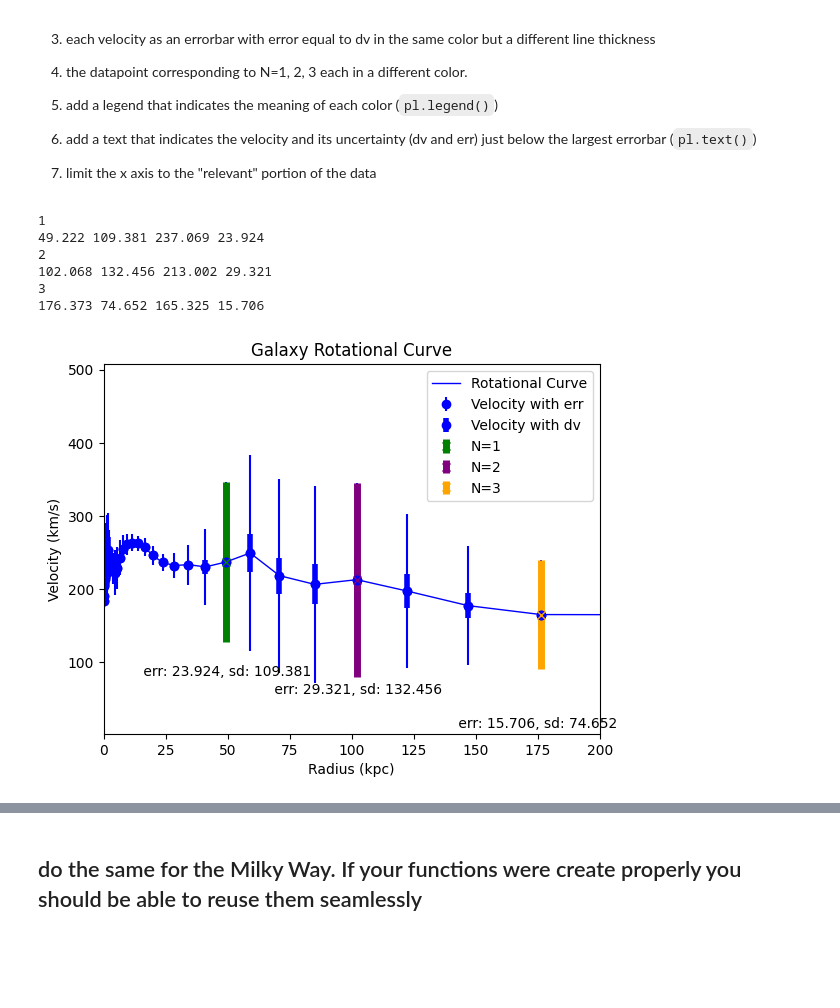
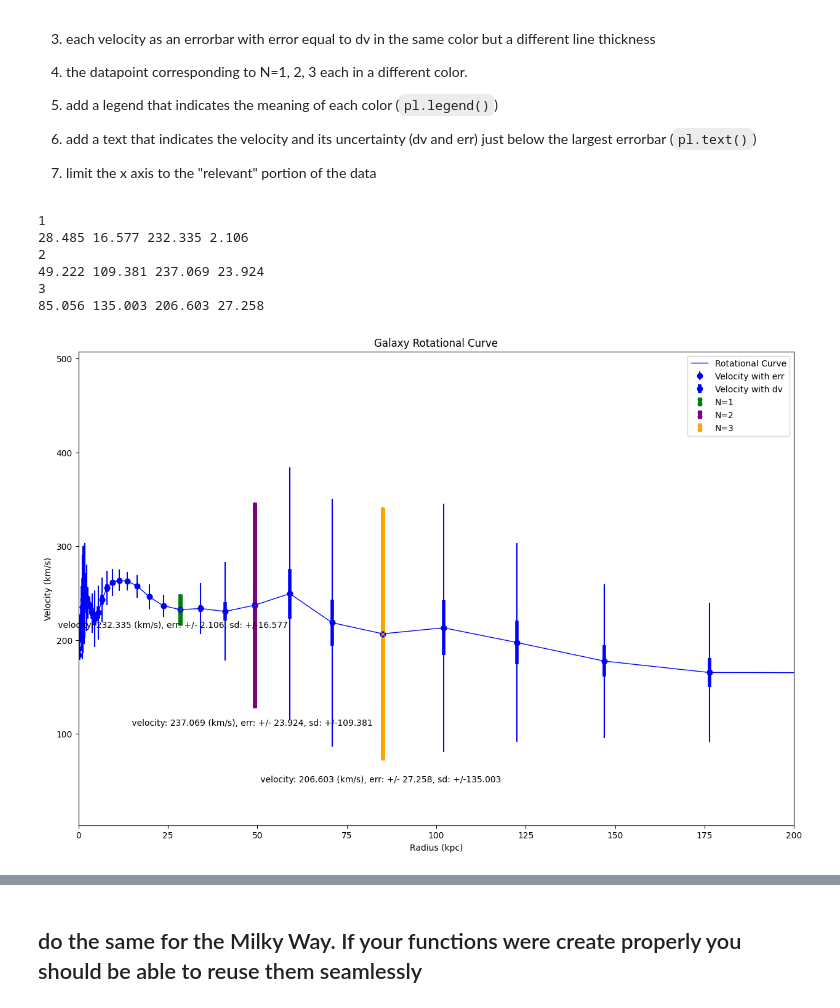
Before and after one commit to bivekpok/DSPS_BPokhrel, a Jupyter notebook: HW4/HW4.ipynb, the cells around one changed output, grey strips where cells are left out. Drawn from its saved outputs; the diff is of its cells as text; code cells hidden in the pictures; blank space fills up the shorter version.

```diff
--- a/HW4/HW4.ipynb
+++ b/HW4/HW4.ipynb
@@ -273,6 +293,7 @@ make a plot that shows
 
 7. limit the x axis to the "relevant" portion of the data
 # %%
+
 N_values = [1, 2, 3]
 all_radius = m31['#R(kpc']
 all_velocity = m31['V(km/s)']
@@ -280,7 +301,7 @@ all_err = m31['St.error']
 all_sd = m31['St.dev.']
 
 # Create a new figure and axis
-fig, ax = plt.subplots()
+fig, ax = plt.subplots(figsize = (15,10))
 
 # Plot the rotational curve as a line
 ax.plot(all_radius, all_velocity, label='Rotational Curve', color='blue', linestyle='-', linewidth=1)
@@ -295,36 +316,36 @@ ax.errorbar(all_radius, all_velocity, yerr=all_err, fmt='o', label='Velocity wit
 for N, color in zip(N_values, ['green', 'purple', 'orange']):
   print(N)
   print(radius[N], sd[N], velocity[N], err[N])
 #   radius{N}, sd{N}, velocity{N}, err{N} = getradii(m31, N, lumin_size=luminous_size)
 #   print(radius)
 #   print(velocity)
 
   # ax.errorbar(radius[N], velocity[N], yerr = err[N], fmt='o', label=f'N={N}', color=color)
   ax.errorbar(radius[N], velocity[N], yerr = sd[N], fmt='x', label=f'N={N}', color=color, linewidth = 5)
 
 
 # # Add a legend
   ax.legend()
 
   # # Add text indicating velocity and its uncertainty (dv and err) below the largest error bar
   # max_err_index = err.index(max(all_err))
-  ax.text(radius[N]-35, velocity[N] - 1.05*np.max(all_sd), f' err: {err[N]}, sd: {sd[N]}')
-  # Limit the x-axis to the "relevant" portion of the data
+  ax.text(radius[N]-35, velocity[N] - 1.17*np.max(sd[N]), f' velocity: {velocity[N]} (km/s), err: +/- {err[N]}, sd: +/-{sd[N]}')
+  # ax.text(0.8*radius[N], -0.2, f' velocity: {velocity[N]}, err: {err[N]}, sd: {sd[N]}' , transforms= transforms)
   ax.set_xlim(0, 0.6)
 
   # Add labels and title
 ax.set_xlabel('Radius (kpc)')
 ax.set_ylabel('Velocity (km/s)')
 plt.title('Galaxy Rotational Curve')
 ax.set_xlim(0, 200)
 
 # Display the plot
 plt.show()
 # %% [output]
 1
+28.485 16.577 232.335 2.106
+2
 49.222 109.381 237.069 23.924
-2
-102.068 132.456 213.002 29.321
 3
-176.373 74.652 165.325 15.706
+85.056 135.003 206.603 27.258
-[figure, old version]
+[figure, new version]
```
Also changed, not shown: parts of 31 cells of this notebook.
